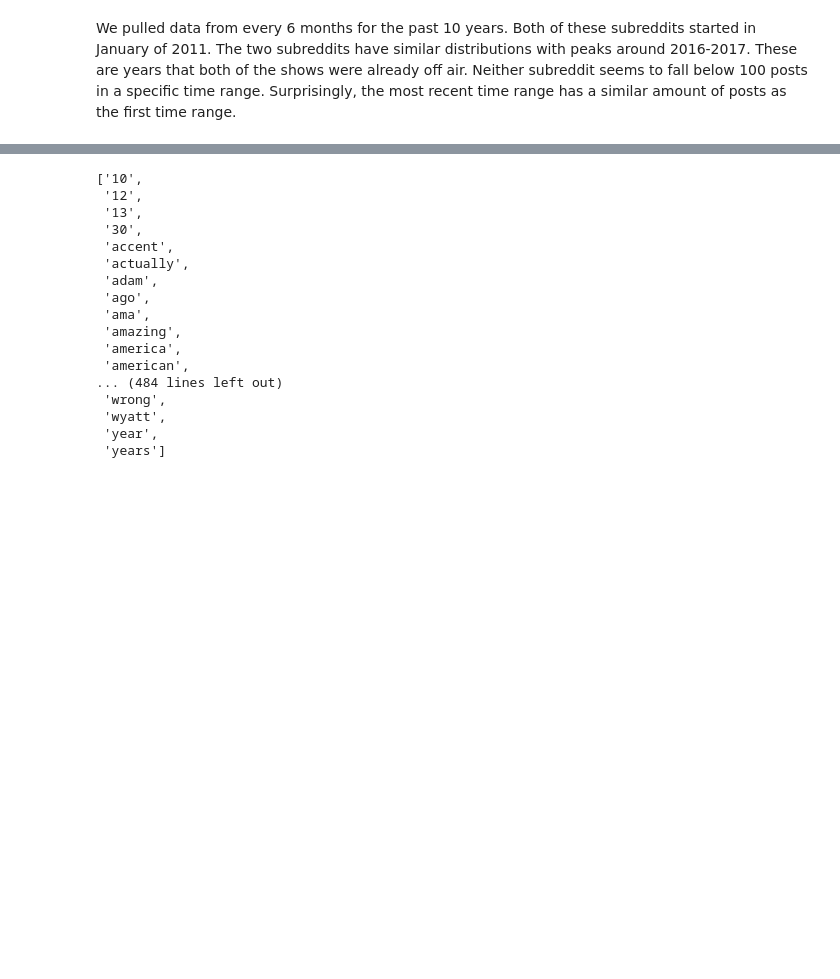
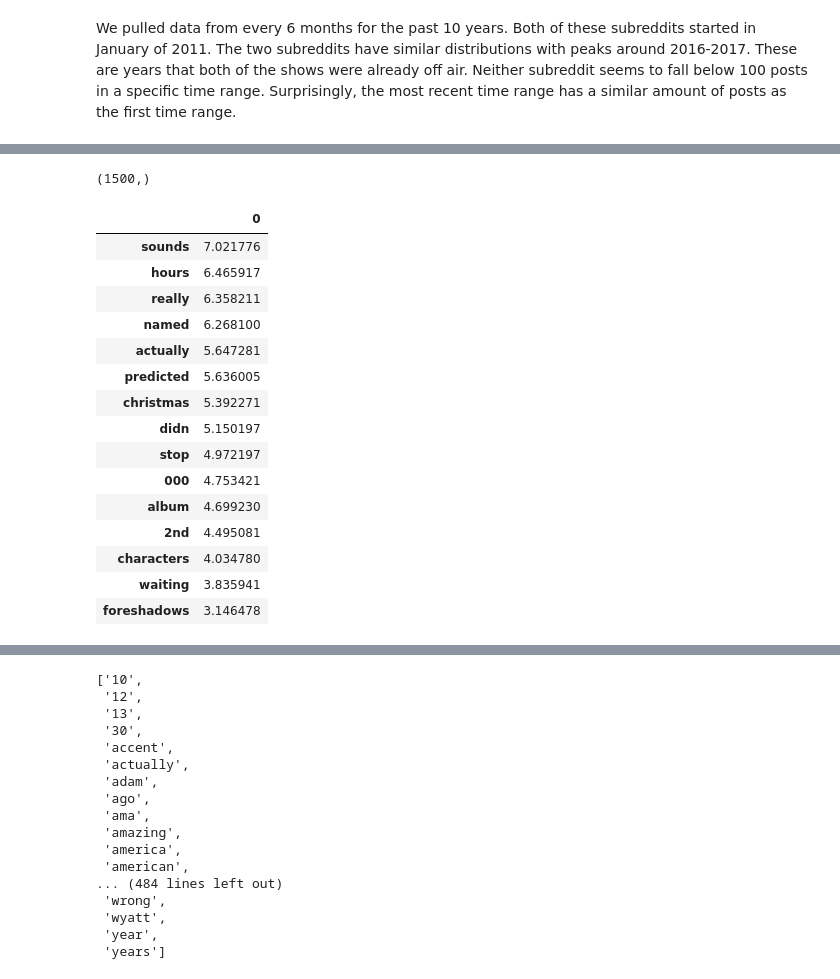
Before and after one commit to dmedellin2/reddit_classification, a Jupyter notebook: code/reddit-classification-models.ipynb, the cells around one changed output, grey strips where cells are left out. Saved outputs shown, nothing was run; the diff lists cells and outputs as text; code cells hidden in the pictures; blank space fills up the shorter version.

```diff
--- a/code/reddit-classification-models.ipynb
+++ b/code/reddit-classification-models.ipynb
@@ -259,0 +342,31 @@ results.score(X_test, y_test)
+# %%
+cols = list(results.best_estimator_.steps[0][1].vocabulary_.keys())
+# %%
+cols = pd.Series(cols)
+# %%
+cols.shape
+# %% [output]
+(1500,)
+# %%
+coefs = coefs[0]
+# %%
+feature_coefs = pd.DataFrame(coefs, cols)
+# %%
+feature_coefs.sort_values(0,ascending=False).head(15)
+# %% [output]
+|  | 0 |
+| sounds | 7.021776 |
+| hours | 6.465917 |
+| really | 6.358211 |
+| named | 6.268100 |
+| actually | 5.647281 |
+| predicted | 5.636005 |
+| christmas | 5.392271 |
+| didn | 5.150197 |
+| stop | 4.972197 |
+| 000 | 4.753421 |
+| album | 4.699230 |
+| 2nd | 4.495081 |
+| characters | 4.034780 |
+| waiting | 3.835941 |
+| foreshadows | 3.146478 |
```
Also changed, not shown: parts of 26 cells of this notebook.
